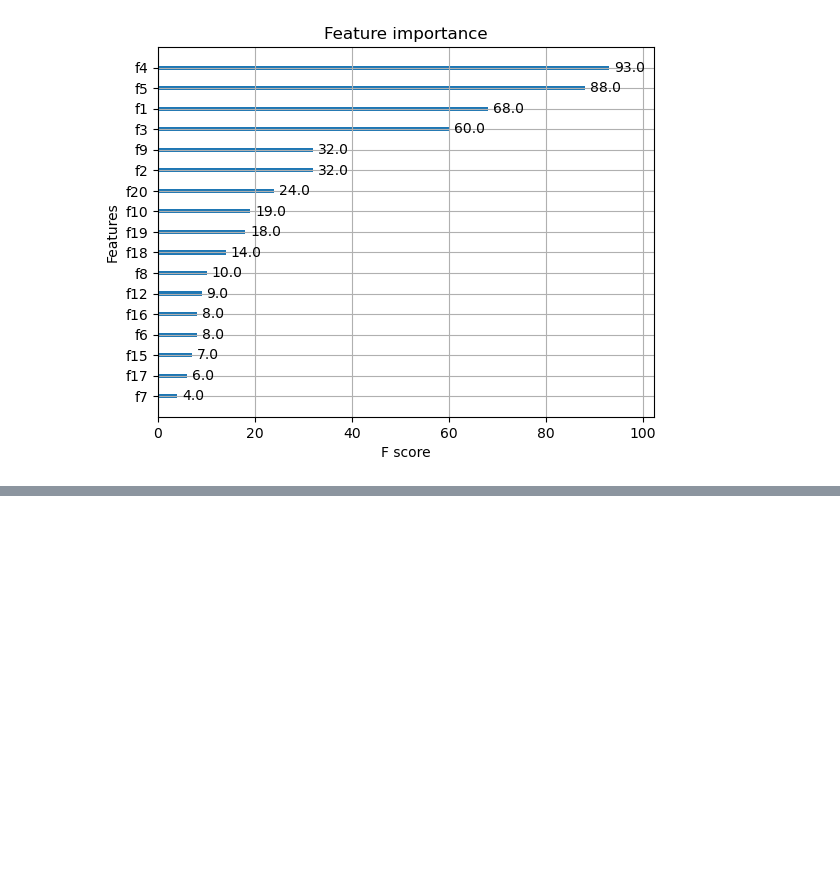
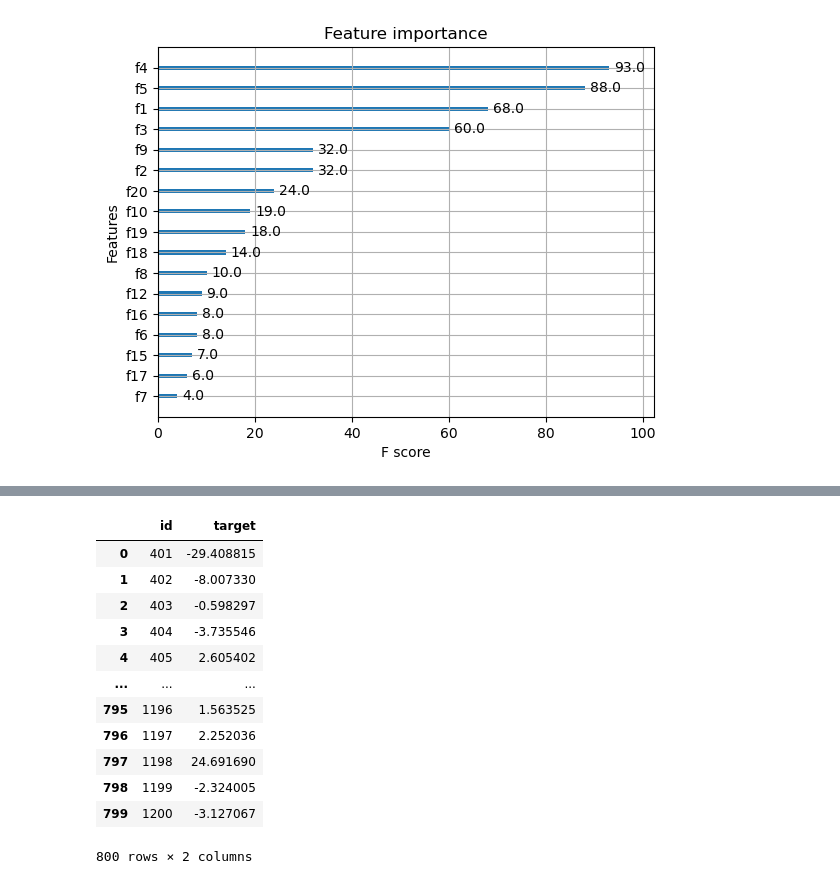
Before and after one commit to cake-dev/machine_learning_class, a Jupyter notebook: assignments/Kaggle_Competition.ipynb, the cells around one changed output, grey strips where cells are left out. Saved outputs shown, nothing was run; the diff lists cells and outputs as text; code cells hidden in the pictures; blank space fills up the shorter version.

```diff
--- a/assignments/Kaggle_Competition.ipynb
+++ b/assignments/Kaggle_Competition.ipynb
@@ -133,0 +145,24 @@ MSE: 4.561118084751849
+# %%
+# predict test set and save to csv with ID, target
+test_reduced = test[['id', 'f4','f5','f1','f3']]
+test_reduced = test_reduced.drop(['id'], axis=1)
+predictions = xgb_best_so_far.predict(test_reduced)
+predictions = pd.DataFrame(predictions, columns=['target'])
+predictions = pd.concat([test, predictions], axis=1)
+# predictions = predictions[['target']]
+predictions = predictions[['id', 'target']]
+predictions
+# %% [output]
+|  | id | target |
+| 0 | 401 | -29.408815 |
+| 1 | 402 | -8.007330 |
+| 2 | 403 | -0.598297 |
+| 3 | 404 | -3.735546 |
+| 4 | 405 | 2.605402 |
+| ... | ... | ... |
+| 795 | 1196 | 1.563525 |
+| 796 | 1197 | 2.252036 |
+| 797 | 1198 | 24.691690 |
+| 798 | 1199 | -2.324005 |
+| 799 | 1200 | -3.127067 |
+800 rows × 2 columns
```
Also changed, not shown: parts of 3 cells of this notebook.
